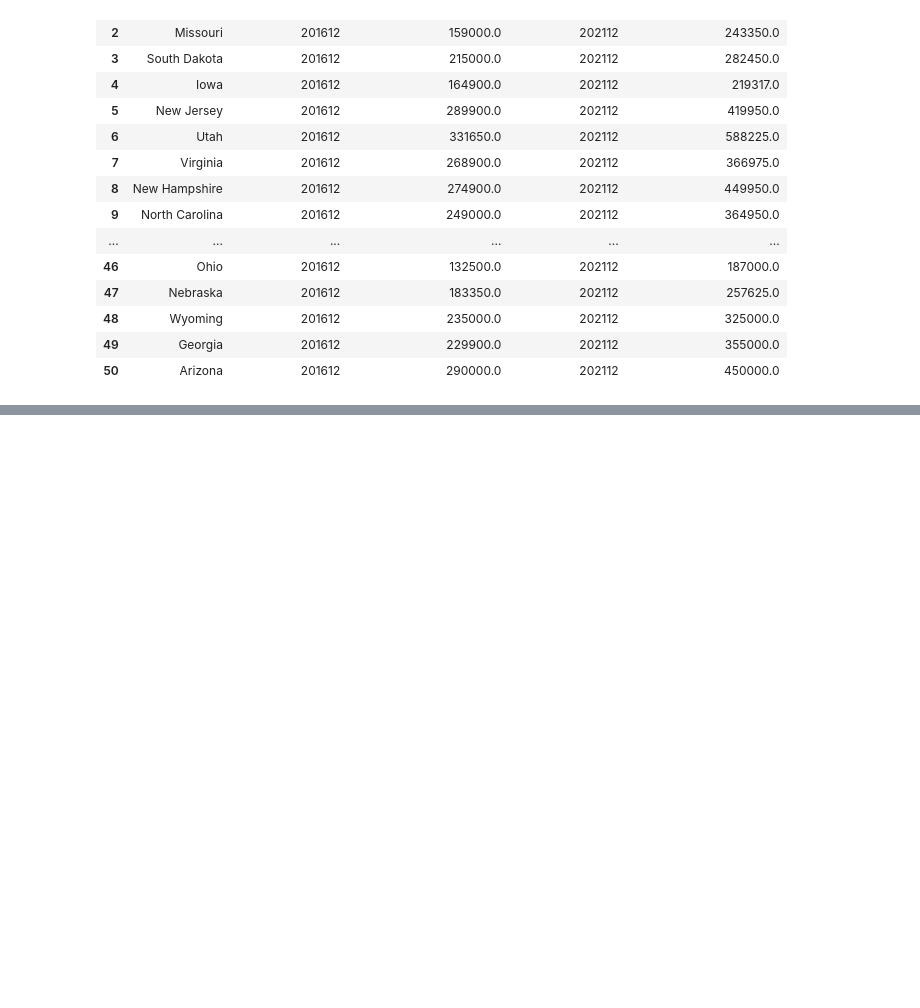
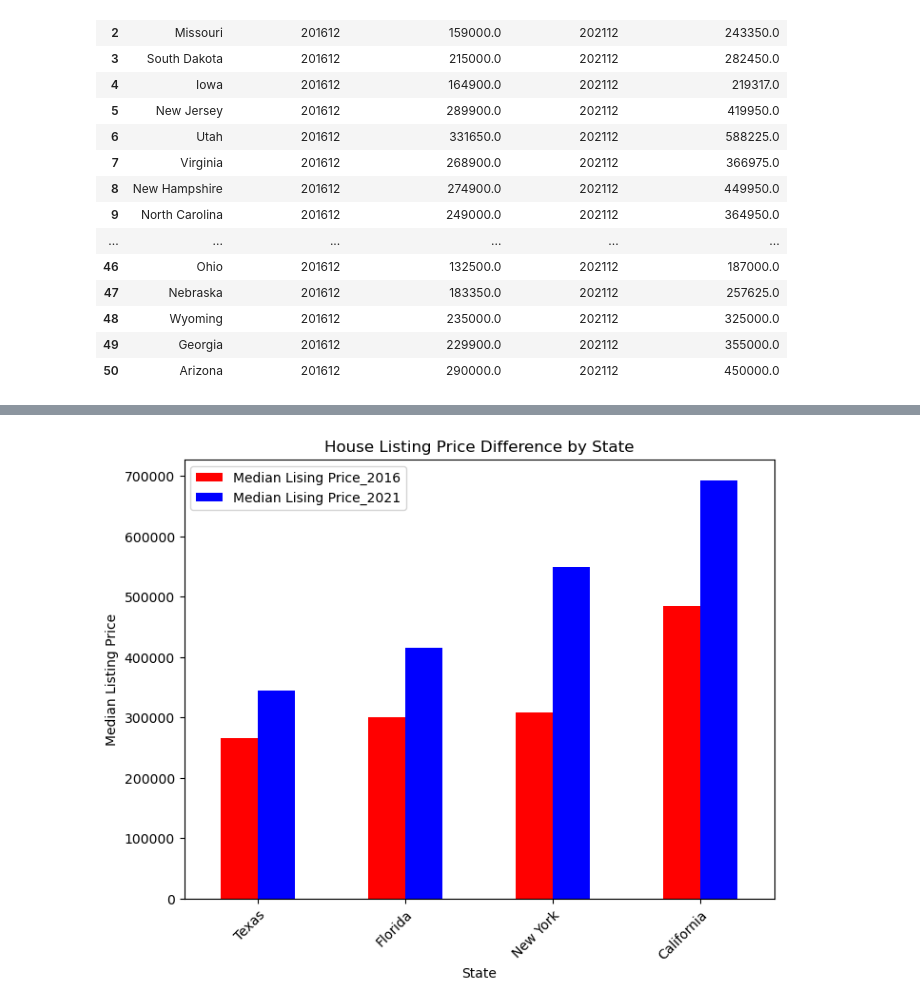
Before and after one commit to aalafa/group-project-1, a Jupyter notebook: Housing and Income Data/Housing_2021_2016.ipynb, the cells around one changed output, grey strips where cells are left out. Drawn from its saved outputs; the diff is of its cells as text; code cells hidden in the pictures; blank space fills up the shorter version.

```diff
--- a/Housing and Income Data/Housing_2021_2016.ipynb
+++ b/Housing and Income Data/Housing_2021_2016.ipynb
@@ -96,0 +80,4 @@ plt.savefig("output_data/Fig1.png")
+# %%
+selected_states = ["California", "Texas", "New York", "Florida"]
+selected_housing = new_housing[new_housing["State"].isin(selected_states)]
+selected_housing
@@ -96,0 +90,11 @@ plt.savefig("output_data/Fig1.png")
+# %%
+figure2 = selected_housing.plot(kind="bar", color=["red", "blue"], figsize=(8,6),
+                           title="House Listing Price Difference by State",
+                           xlabel="State",
+                           ylabel="Median Listing Price")
+
+figure2.set_xticklabels(selected_housing['State'], rotation=45, rotation_mode="anchor", ha="right", wrap=True)
+plt.savefig("output_data/Fig2.png")
+plt.show()
+# %% [output]
+[figure, added]
```
Also changed, not shown: parts of 4 cells of this notebook, 11 other files.
